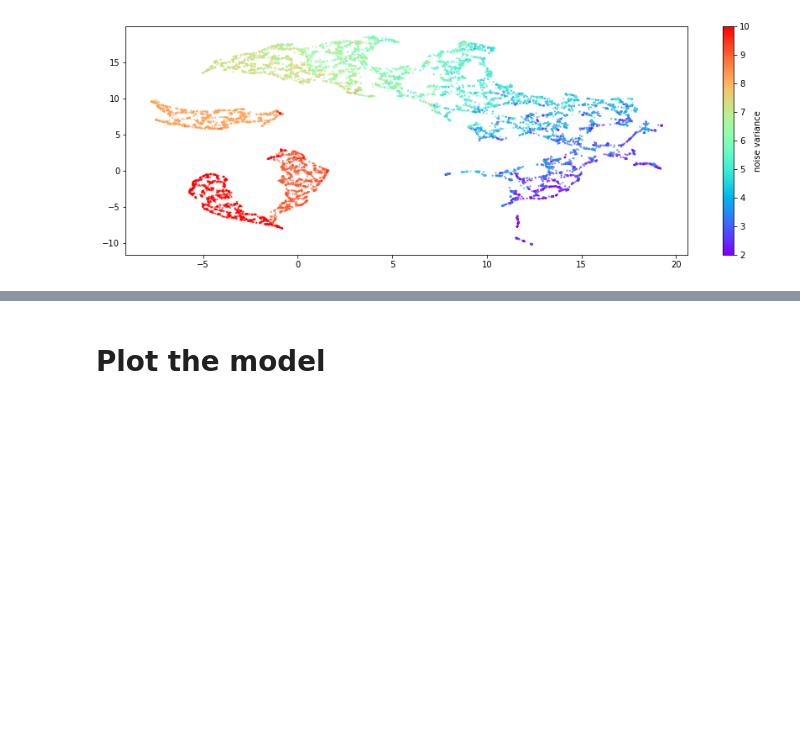
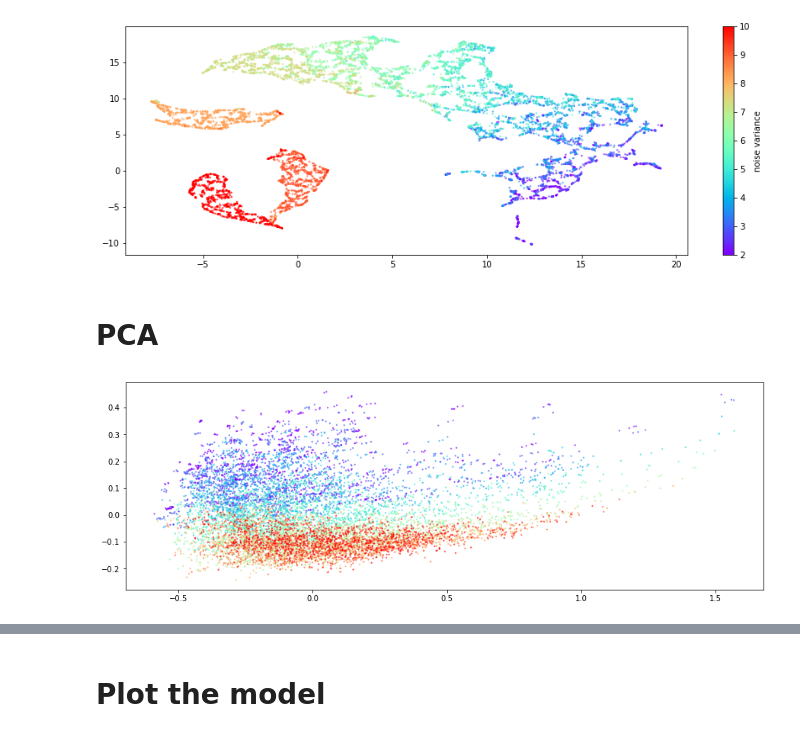
Before and after one commit to erjel/ortega_master_thesis, a Jupyter notebook: 23_jan/decreasing/gaussian_taylor.ipynb, the cells around one changed output, grey strips where cells are left out. Cells and saved outputs as stored; diff of their text form; code cells hidden in the pictures; blank space fills up the shorter version.

Commit message:
Making comparisons and PCA for embedding

```diff
--- a/23_jan/decreasing/gaussian_taylor.ipynb
+++ b/23_jan/decreasing/gaussian_taylor.ipynb
@@ -592,3 +593,5 @@ plt.colorbar(cm.ScalarMappable(norm=norm, cmap=cm.rainbow),label='noise variance
 plt.show()
 # %% [output]
 [figure]
+# %% [markdown]
+# PCA
@@ -594,0 +629,22 @@ plt.show()
+# %%
+X = np.concatenate([np.expand_dims(C,axis=-1),np.expand_dims(L,axis=-1),Q],axis=-1)
+pca = PCA(n_components = 2)
+
+m = np.expand_dims(np.expand_dims(np.mean(X,axis=(1,2)),axis=-1),axis=-1)
+s = np.expand_dims(np.expand_dims(np.std(X,axis=(1,2)),axis=-1),axis=-1)
+X1 = (X-m)/s
+X1 = np.concatenate(X1,axis=0)
+c = np.concatenate([i*np.ones(len(X[0])) for i in range(len(X))])
+pca.fit(X1)
+
+
+colors = cm.rainbow(np.linspace(0,1,len(X)))
+c = colors[np.asarray(c,dtype='int')]
+plt.figure(figsize=(15,5))
+
+embedding = pca.transform(X1)
+plt.scatter(embedding[:, 0],embedding[:, 1],s=2,color=c,alpha=0.5)
+
+plt.show()
+# %% [output]
+[figure, added]
```
Also changed, not shown: parts of 4 cells of this notebook, 1 other file.
